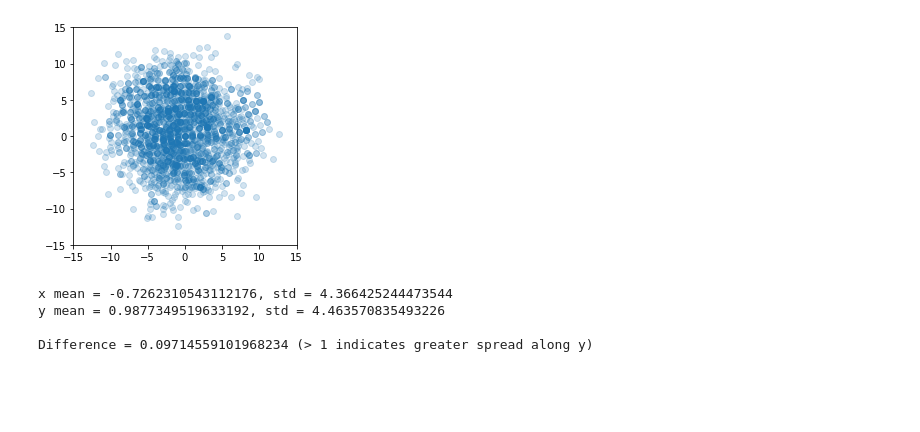
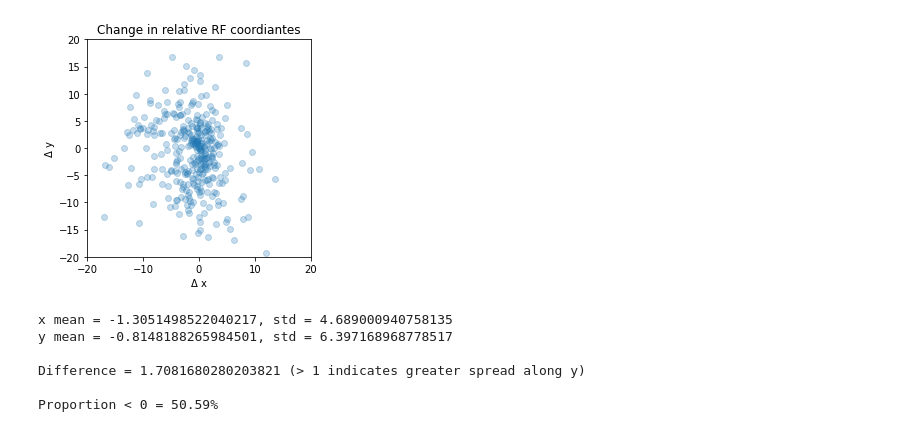
Before and after one commit to sebbkw/rnn, a Jupyter notebook: analyse_network.ipynb, the cells around one changed output. Drawn from its saved outputs; the diff is of its cells as text; code cells hidden in the pictures; blank space fills up the shorter version.

```diff
--- a/analyse_network.ipynb
+++ b/analyse_network.ipynb
@@ -197,8 +180,6 @@ DSI_THRESH = 0.3
 
 MEAN_RESPONSE_OFFSET = 5
 CURVE_FIT_OFFSET = 5
-
-GRATING_AMPLITUDE = 3
 
 SPATIAL_FREQUENCIES = np.arange(1/FRAME_SIZE, 0.5, 1/FRAME_SIZE) # Cycles / pixel
 ORIENTATIONS = np.arange(0, 360, 5) # Degrees
@@ -259,12 +240,12 @@ def get_f_value (activity):
     else:
         return False, False
 
-def generate_gratings (spatial_freq, orient, temporal_freq):
+def generate_gratings (spatial_freq, orient, temporal_freq, grating_amplitude=0.5, frames=30):
     # Convert to measure relative to frame size
     spatial_freq = spatial_freq*FRAME_SIZE
 
     gratings = []
-    for i in range(WARMUP+T_STEPS+1):
+    for i in range(frames):
         extended_val = 4 # For a full field grating, make it 4 times larger than
                          # the frame so it can be cropped when rotated and still be full-field
         extended_size = FRAME_SIZE*extended_val
@@ -275,7 +256,7 @@ def generate_gratings (spatial_freq, orient, temporal_freq):
         phase = 2*np.pi*i*temporal_freq # Shift  by a fraction of how many cycles per time step
 
         x_range = np.linspace(0, 2*np.pi, num=extended_size)
-        y = np.sin(x_range*spatial_freq*extended_val + phase)*GRATING_AMPLITUDE
+        y = np.sin(x_range*spatial_freq*extended_val + phase)*grating_amplitude
 
         grating = np.repeat(y, extended_size, axis=0).reshape((extended_size, extended_size))
         grating = ndimage.rotate(grating, -orient, reshape=False) # -orient to correct for 'default' counterclockwise rotation
@@ -328,6 +309,7 @@ def get_direction_orientation_selectivity (tuning_curve):
 # { "unit_idx", "tuning_curve", "sf", "orientation", "preferred_response", "f" }
 def get_physiology_data (averaged_hidden_units):
     hidden_unit_rfs, hidden_unit_idxs = averaged_hidden_units
+
     physiology_data = []
 
     # Dictionary structures containing mean response and complete response for
@@ -356,7 +338,7 @@ def get_physiology_data (averaged_hidden_units):
     for sf_idx, sf in enumerate(SPATIAL_FREQUENCIES):
         for deg_idx, deg in enumerate(ORIENTATIONS):
             for tf_idx, tf in enumerate(TEMPORAL_FREQUENCIES):
-                gratings = generate_gratings(sf, deg, tf)
+                gratings = generate_gratings(sf, deg, tf, grating_amplitude=3, frames=WARMUP+T_STEPS)
                 grating_responses = get_grating_responses(model, gratings, hidden_unit_idxs)
 
                 for unit_idx in hidden_unit_idxs:
@@ -520,6 +404,0 @@ UnboundLocalError: local variable 'gabor_size' referenced before assignment
-# %%
-for unit in physiology_data_group1:
-    resp = unit["gabor_responses"]
-    _, row, col = np.where(resp == np.max(resp.flat))
-    unit["position"] = (np.mean(row), np.mean(col))
-print("Done")
@@ -702,7 +652,7 @@ plt.show()
 
 starting_idx = 25
 n_units = 10
-physiology_data = physiology_data_group1[starting_idx:starting_idx+n_units]
+physiology_data = physiology_data_group2[starting_idx:starting_idx+n_units]
 
 hh_weights = model.rnn.weight_hh_l0.cpu().detach().numpy()
 hh_weights_subset = np.zeros(shape=(n_units, n_units))
@@ -903,5 +877,7 @@ plt.show()
 # %%
 # Get relative dx dy for a given point
+
+import math
 
 def get_dx_dy (V1_unit, V2_unit):
     rad_angle = V2_unit["orientation"] * math.pi/180 # Orientation angle in radians
@@ -922,48 +898,66 @@ def get_dx_dy (V1_unit, V2_unit):
     return dx, dy
 
 weights = model.rnn.weight_hh_l0.cpu().detach().numpy()
 normed_weights = (weights-np.mean(weights))/np.std(weights)
 
 x = []
 y = []
 weights = []
 
-for pre_unit in physiology_data_group2:
+units = [
+    177, 184, 187, 212, 257, 297, 230, 165, 141, 127,
+    129,  94,  70,  57,  32,   7,  10,  24,  34,  53,
+      60, 75, 132, 146, 158, 160, 173, 178, 179, 186,
+     190, 209,  206, 202, 216
+
+]
+
+for pre_unit in physiology_data_group2[units]:
     for post_unit in physiology_data_group1:
         connection_weight = normed_weights[post_unit["unit_idx"], pre_unit["unit_idx"]]
 
         if (
-            pre_unit["position"][0] != -1 and
-            post_unit["position"][0] != -1 and
-            pre_unit["position"][0] < 15 and pre_unit["position"][0] > 5 and
-            pre_unit["position"][1] < 15 and pre_unit["position"][1] > 5 and
+            not np.isnan(pre_unit["position"][0]) and
+            not np.isnan(post_unit["position"][0]) and
+            pre_unit["position"][0] <= 20 and pre_unit["position"][0] >= 0 and
+            pre_unit["position"][1] <= 20 and pre_unit["position"][1] >= 0 and
             pre_unit["OSI"] > OSI_THRESH and
             post_unit["OSI"] > OSI_THRESH and
             abs(connection_weight) > 2.5
         ):
             dx, dy = get_dx_dy(V1_unit=post_unit, V2_unit=pre_unit)
             #dx, dy = np.random.normal(loc=0, scale=4), np.random.normal(loc=0, scale=4)
             x.append(dx)
             y.append(dy)
             weights.append(abs(connection_weight))
 
 fig = plt.figure(figsize=plt.figaspect(1))
-plt.scatter(x, y, cmap='gray', alpha=0.2)
-plt.xlim([-15, 15])
-plt.ylim([-15, 15])
+plt.scatter(x, y, cmap='gray', alpha=0.25)
+plt.xlim([-20, 20])
+plt.ylim([-20, 20])
+plt.xlabel("Δ x")
+plt.ylabel("Δ y")
+plt.title("Change in relative RF coordiantes")
 plt.show()
 
 
 print('x mean = {}, std = {}\ny mean = {}, std = {}'.format(
-    np.mean(x),
-    np.std(x),
-    np.mean(y),
-    np.std(y)
+    np.nanmean(x),
+    np.nanstd(x),
+    np.nanmean(y),
+    np.nanstd(y)
 ))
-print('\nDifference = {} (> 1 indicates greater spread along y)'.format(np.std(y)-np.std(x)))
+print('\nDifference = {} (> 1 indicates greater spread along y)'.format(np.nanstd(y)-np.nanstd(x)))
+
+y = np.array(y)
+prop_above_0 = round(len(y[y < 0]) / len(y) * 100, 2)
+
+print("\nProportion < 0 = {}%".format(prop_above_0))
 # %% [output]
-[figure, old version]
+[figure, new version]
-x mean = -0.7262310543112176, std = 4.366425244473544
-y mean = 0.9877349519633192, std = 4.463570835493226
+x mean = -1.3051498522040217, std = 4.689000940758135
+y mean = -0.8148188265984501, std = 6.397168968778517
 
-Difference = 0.09714559101968234 (> 1 indicates greater spread along y)
+Difference = 1.7081680280203821 (> 1 indicates greater spread along y)
+
+Proportion < 0 = 50.59%
```
Also changed, not shown: parts of 24 cells of this notebook.
